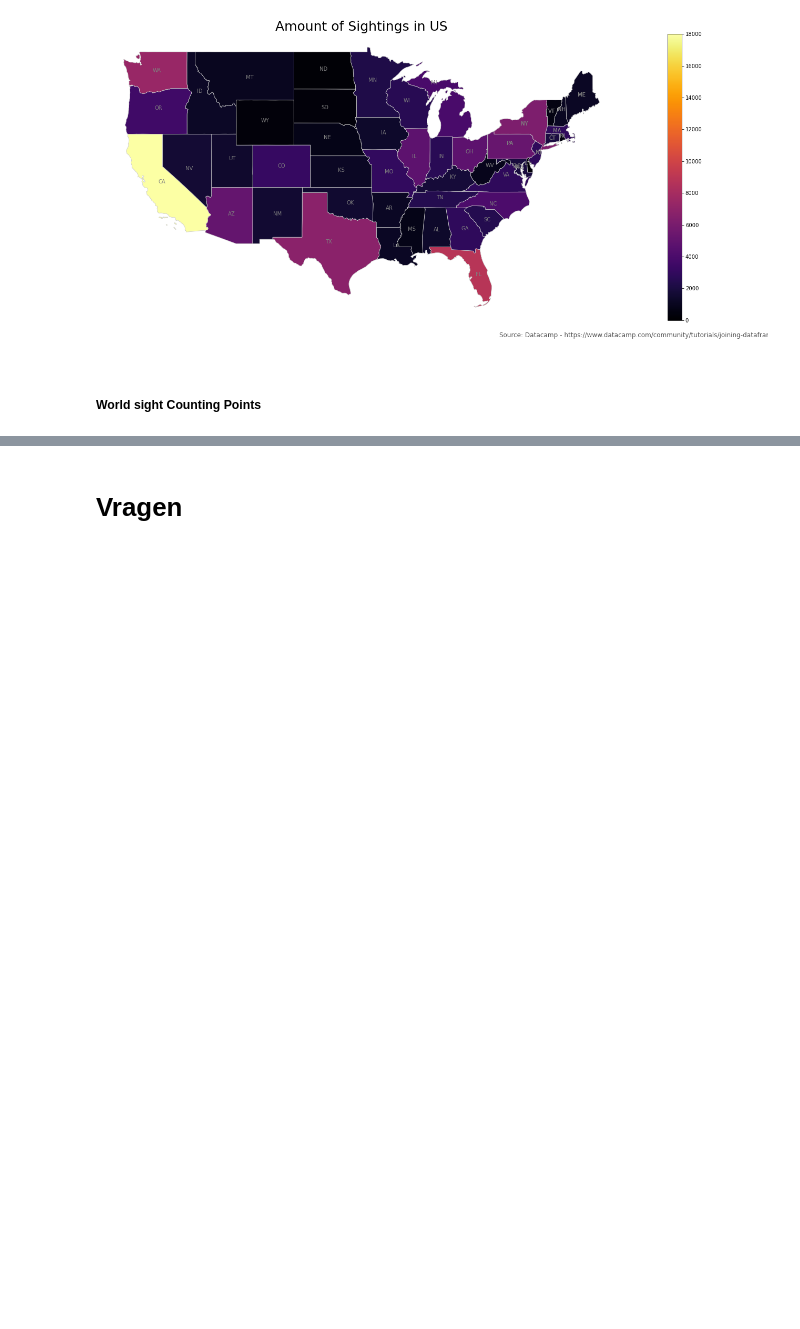
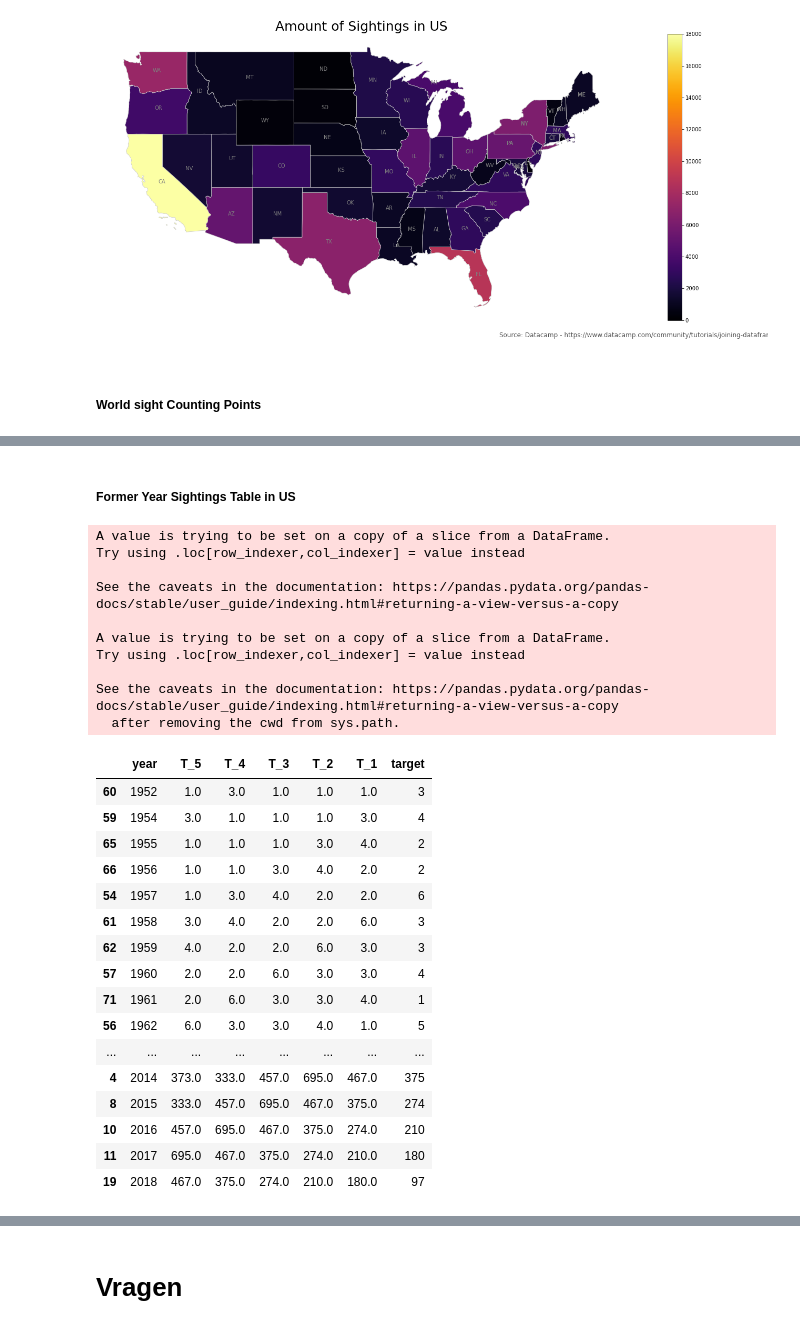
Before and after one commit to GameModes/CasusOpdrachtPG3, a Jupyter notebook: ufo_cm.ipynb, the cells around one changed output, grey strips where cells are left out. Cells and saved outputs as stored; diff of their text form; code cells hidden in the pictures; blank space fills up the shorter version.

Commit message:
Added Former Years & Prediction table and Z-toets

```diff
--- a/ufo_cm.ipynb
+++ b/ufo_cm.ipynb
@@ -253,0 +259,61 @@ gdf.plot(ax=base, marker='*', color='red', markersize=0.1);
+# %% [markdown]
+#####  Former Year Sightings Table in US<a class="anchor" id="former_table"></a>
+# %%
+date_state_extern = noclonedatasetextern[['state', 'date_time']]
+date_state_extern['date_time'] = date_state_extern['date_time'].str[0:4] #only get year
+date_state_first = firstdataset[['state', 'date_time']]
+date_state_first['date_time'] = date_state_first['date_time'].str[-10:-6] #only get year
+date_state_total = pd.concat([date_state_first, date_state_extern])
+date_state_total = date_state_total.groupby('state')
+
+for name, group in date_state_total:
+    state_sightings = date_state_total.get_group(name)
+
+#--------------------------------------
+
+x = pd.DataFrame(date_state_total.get_group('NY')) #example
+
+total_occurences = pd.DataFrame(x['date_time'].value_counts())
+total_occurences = total_occurences.reset_index() #thanks Mark
+# print(len(total_occurences))
+# total_occurences
+total_occurences = total_occurences.sort_values(by='index', ascending=True)
+#make viable dataframe
+predict_dataframe = total_occurences.iloc[5:-1]
+predict_dataframe = predict_dataframe.rename(columns={"index": "year", "date_time": "target"})
+predict_dataframe.insert(1, "T_1", total_occurences['date_time'].shift(periods=1, axis='index'))
+predict_dataframe.insert(1, "T_2", total_occurences['date_time'].shift(periods=2, axis='index'))
+predict_dataframe.insert(1, "T_3", total_occurences['date_time'].shift(periods=3, axis='index'))
+predict_dataframe.insert(1, "T_4", total_occurences['date_time'].shift(periods=4, axis='index'))
+predict_dataframe.insert(1, "T_5", total_occurences['date_time'].shift(periods=5, axis='index'))
+
+predict_dataframe
+#-----------------------------------------
+# %% [output]
+A value is trying to be set on a copy of a slice from a DataFrame.
+Try using .loc[row_indexer,col_indexer] = value instead
+
+See the caveats in the documentation: https://pandas.pydata.org/pandas-docs/stable/user_guide/indexing.html#returning-a-view-versus-a-copy
+
+A value is trying to be set on a copy of a slice from a DataFrame.
+Try using .loc[row_indexer,col_indexer] = value instead
+
+See the caveats in the documentation: https://pandas.pydata.org/pandas-docs/stable/user_guide/indexing.html#returning-a-view-versus-a-copy
+  after removing the cwd from sys.path.
+|  | year | T_5 | T_4 | T_3 | T_2 | T_1 | target |
+| 60 | 1952 | 1.0 | 3.0 | 1.0 | 1.0 | 1.0 | 3 |
+| 59 | 1954 | 3.0 | 1.0 | 1.0 | 1.0 | 3.0 | 4 |
+| 65 | 1955 | 1.0 | 1.0 | 1.0 | 3.0 | 4.0 | 2 |
+| 66 | 1956 | 1.0 | 1.0 | 3.0 | 4.0 | 2.0 | 2 |
+| 54 | 1957 | 1.0 | 3.0 | 4.0 | 2.0 | 2.0 | 6 |
+| 61 | 1958 | 3.0 | 4.0 | 2.0 | 2.0 | 6.0 | 3 |
+| 62 | 1959 | 4.0 | 2.0 | 2.0 | 6.0 | 3.0 | 3 |
+| 57 | 1960 | 2.0 | 2.0 | 6.0 | 3.0 | 3.0 | 4 |
+| 71 | 1961 | 2.0 | 6.0 | 3.0 | 3.0 | 4.0 | 1 |
+| 56 | 1962 | 6.0 | 3.0 | 3.0 | 4.0 | 1.0 | 5 |
+| ... | ... | ... | ... | ... | ... | ... | ... |
+| 4 | 2014 | 373.0 | 333.0 | 457.0 | 695.0 | 467.0 | 375 |
+| 8 | 2015 | 333.0 | 457.0 | 695.0 | 467.0 | 375.0 | 274 |
+| 10 | 2016 | 457.0 | 695.0 | 467.0 | 375.0 | 274.0 | 210 |
+| 11 | 2017 | 695.0 | 467.0 | 375.0 | 274.0 | 210.0 | 180 |
+| 19 | 2018 | 467.0 | 375.0 | 274.0 | 210.0 | 180.0 | 97 |
```
Also changed, not shown: parts of 7 cells of this notebook.
